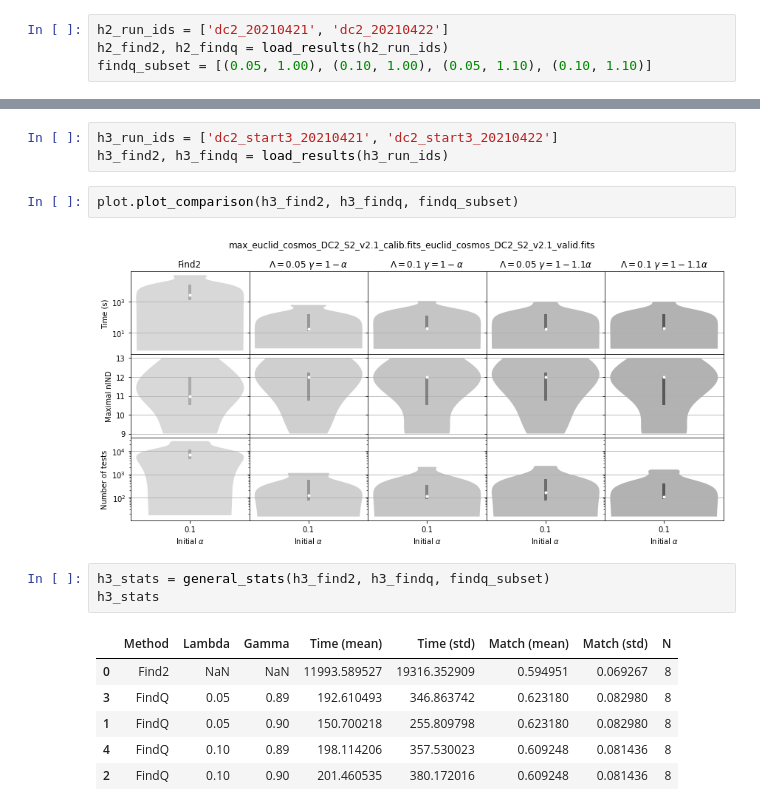
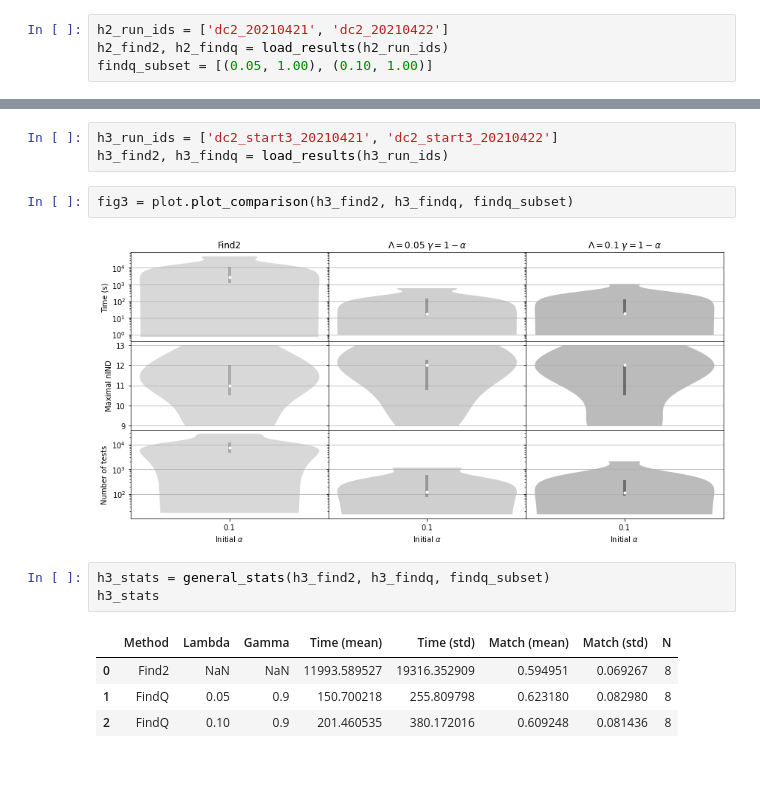
Before and after one commit to ayllon/MatchBox, a Jupyter notebook: notebooks/results-dc2.ipynb, the cells around one changed output, grey strips where cells are left out. Drawn from its saved outputs; the diff is of its cells as text; blank space fills up the shorter version.

```diff
--- a/notebooks/results-dc2.ipynb
+++ b/notebooks/results-dc2.ipynb
@@ -13,5 +13,5 @@ plt.rcParams['figure.figsize'] = (12, 6)
 # %%
 h2_run_ids = ['dc2_20210421', 'dc2_20210422']
 h2_find2, h2_findq = load_results(h2_run_ids)
-findq_subset = [(0.05, 1.00), (0.10, 1.00), (0.05, 1.10), (0.10, 1.10)]
+findq_subset = [(0.05, 1.00), (0.10, 1.00)]
 # %%
@@ -39,16 +32,14 @@ h2_stats
 h3_run_ids = ['dc2_start3_20210421', 'dc2_start3_20210422']
 h3_find2, h3_findq = load_results(h3_run_ids)
 # %%
-plot.plot_comparison(h3_find2, h3_findq, findq_subset)
+fig3 = plot.plot_comparison(h3_find2, h3_findq, findq_subset)
 # %% [output]
-[figure, old version]
+[figure, new version]
 # %%
 h3_stats = general_stats(h3_find2, h3_findq, findq_subset)
 h3_stats
 # %% [output]
 |  | Method | Lambda | Gamma | Time (mean) | Time (std) | Match (mean) | Match (std) | N |
 | 0 | Find2 | NaN | NaN | 11993.589527 | 19316.352909 | 0.594951 | 0.069267 | 8 |
-| 3 | FindQ | 0.05 | 0.89 | 192.610493 | 346.863742 | 0.623180 | 0.082980 | 8 |
-| 1 | FindQ | 0.05 | 0.90 | 150.700218 | 255.809798 | 0.623180 | 0.082980 | 8 |
-| 4 | FindQ | 0.10 | 0.89 | 198.114206 | 357.530023 | 0.609248 | 0.081436 | 8 |
-| 2 | FindQ | 0.10 | 0.90 | 201.460535 | 380.172016 | 0.609248 | 0.081436 | 8 |
+| 1 | FindQ | 0.05 | 0.9 | 150.700218 | 255.809798 | 0.623180 | 0.082980 | 8 |
+| 2 | FindQ | 0.10 | 0.9 | 201.460535 | 380.172016 | 0.609248 | 0.081436 | 8 |
```
Also changed, not shown: parts of 2 cells of this notebook, 3 other files.
